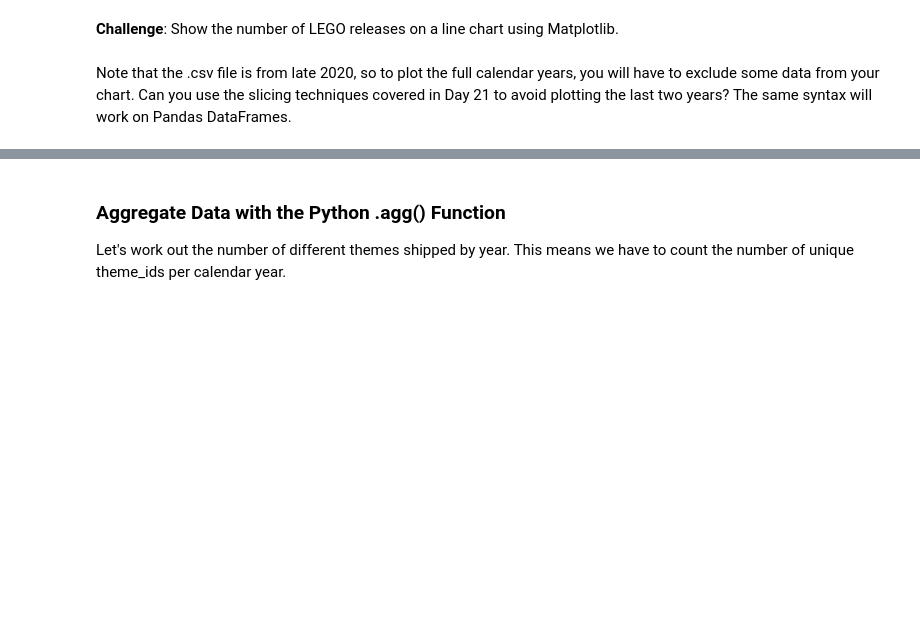
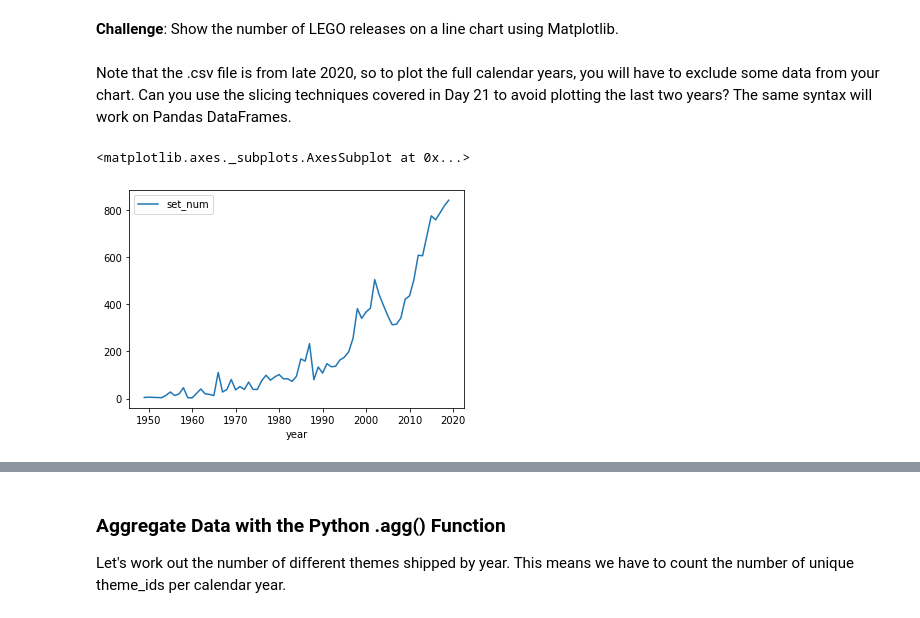
Before and after one commit to womaro/Story, a Jupyter notebook: Lego_Analysis_for_Course_(start).ipynb, the cells around one changed output, grey strips where cells are left out. Cells and saved outputs as stored; diff of their text form; code cells hidden in the pictures; blank space fills up the shorter version.

```diff
--- a/Lego_Analysis_for_Course_(start).ipynb
+++ b/Lego_Analysis_for_Course_(start).ipynb
@@ -98,3 +182,9 @@ The <code>sets.csv</code> data contains a list of sets over the years and the nu
 **Challenge**: Show the number of LEGO releases on a line chart using Matplotlib. <br>
 <br>
 Note that the .csv file is from late 2020, so to plot the full calendar years, you will have to exclude some data from your chart. Can you use the slicing techniques covered in Day 21 to avoid plotting the last two years? The same syntax will work on Pandas DataFrames.
+# %%
+sets_in_year = sets.groupby('year').count()
+sets.groupby('year').count()['set_num'][0:len(sets.groupby('year').count())-2].plot(legend=True)
+# %% [output]
+<matplotlib.axes._subplots.AxesSubplot at 0x...>
+[figure, added]
```
Also changed, not shown: parts of 26 cells of this notebook.
